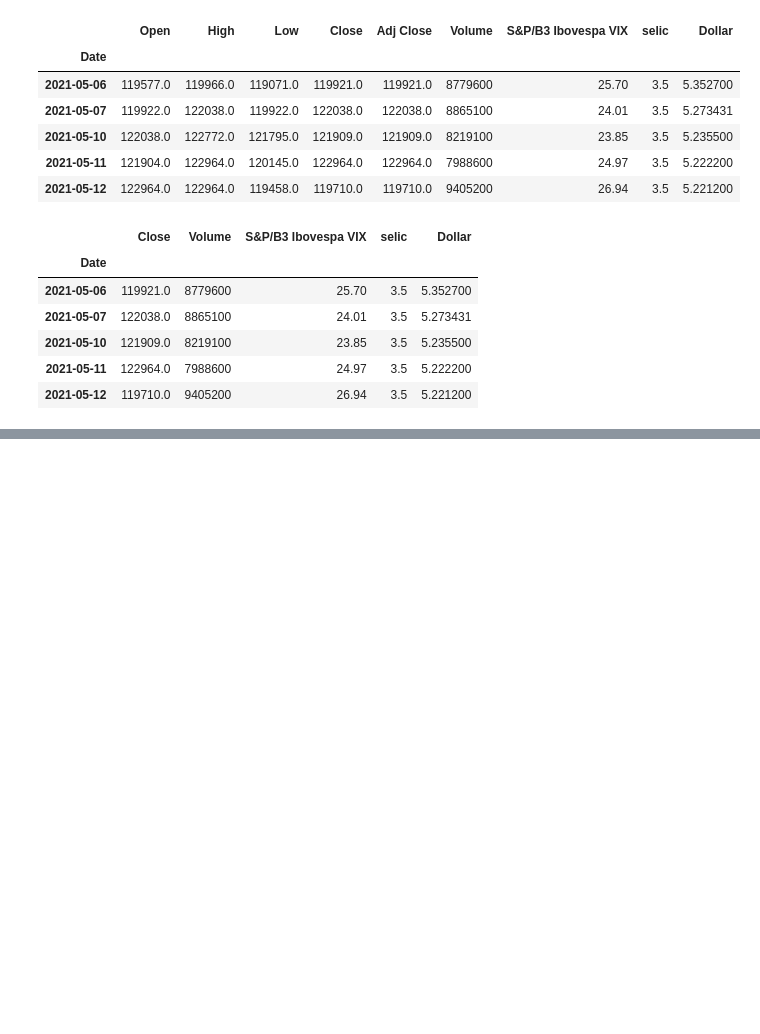
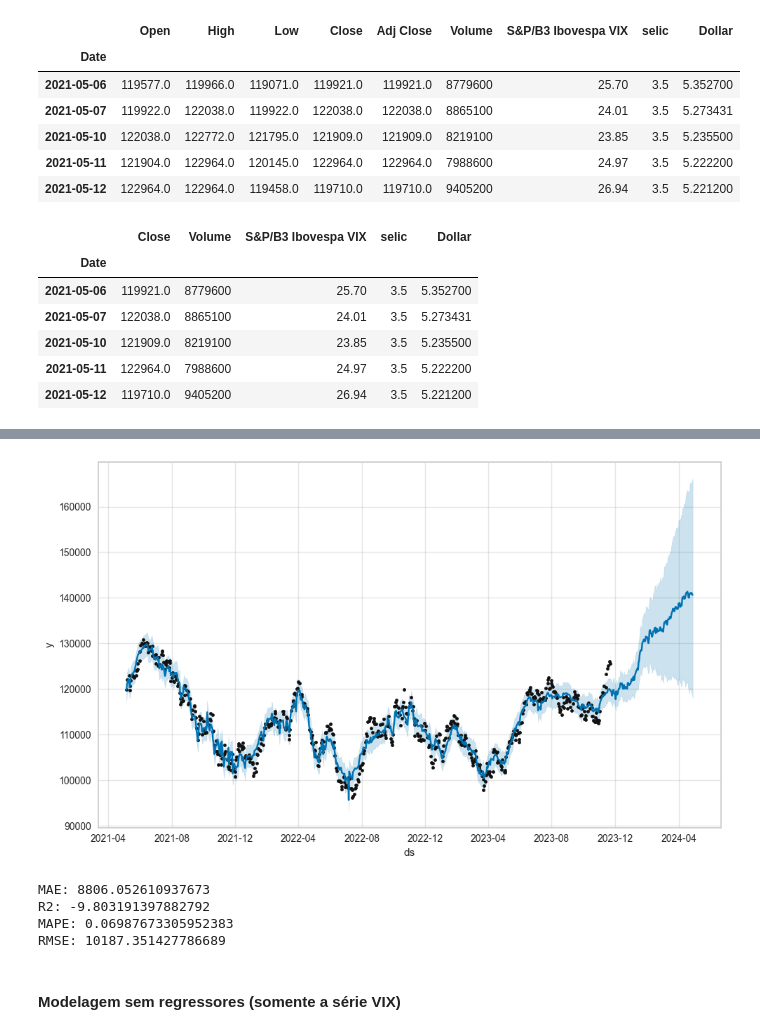
Before and after one commit to jeicianepaula/Tech-Challenge-2, a Jupyter notebook: TECH_CHALLENGE_2.ipynb, the cells around one changed output, grey strips where cells are left out. Drawn from its saved outputs; the diff is of its cells as text; code cells hidden in the pictures; blank space fills up the shorter version.

```diff
--- a/TECH_CHALLENGE_2.ipynb
+++ b/TECH_CHALLENGE_2.ipynb
@@ -223,0 +216,5 @@ sns.heatmap(data=correlation_matrix, annot=True, linewidths=.5, ax=ax)
+# %%
+# Cria e ajusta o modelo Prophet
+model = Prophet()
+model.add_regressor('vix')
+model.fit(train_df)
@@ -223,0 +225,33 @@ sns.heatmap(data=correlation_matrix, annot=True, linewidths=.5, ax=ax)
+# %%
+# Faz as previsões
+future = model.make_future_dataframe(periods=len(test_df))
+future['vix'] = df_close['vix']
+
+forecast = model.predict(future)
+# %%
+# Visualizando as previsões
+fig = model.plot(forecast)
+fig.show()
+# %% [output]
+[figure, added]
+# %%
+# Avaliando o modelo
+y_true = test_df['y'].values
+y_pred = forecast['yhat'].values[-len(test_df):]
+
+mae = mean_absolute_error(y_true, y_pred)
+r2 = r2_score(y_true, y_pred)
+mape = mean_absolute_percentage_error(y_true, y_pred)
+rmse = mean_squared_error(y_true, y_pred, squared=False)
+
+print(f'MAE: {mae}')
+print(f'R2: {r2}')
+print(f'MAPE: {mape}')
+print(f'RMSE: {rmse}')
+# %% [output]
+MAE: 8806.052610937673
+R2: -9.803191397882792
+MAPE: 0.06987673305952383
+RMSE: 10187.351427786689
+# %% [markdown]
+#### Modelagem sem regressores (somente a série VIX)
```
Also changed, not shown: parts of 26 cells of this notebook.
